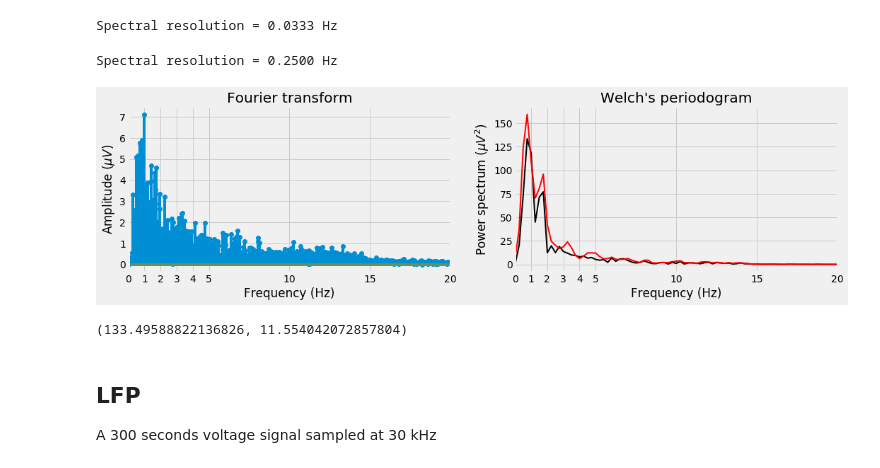
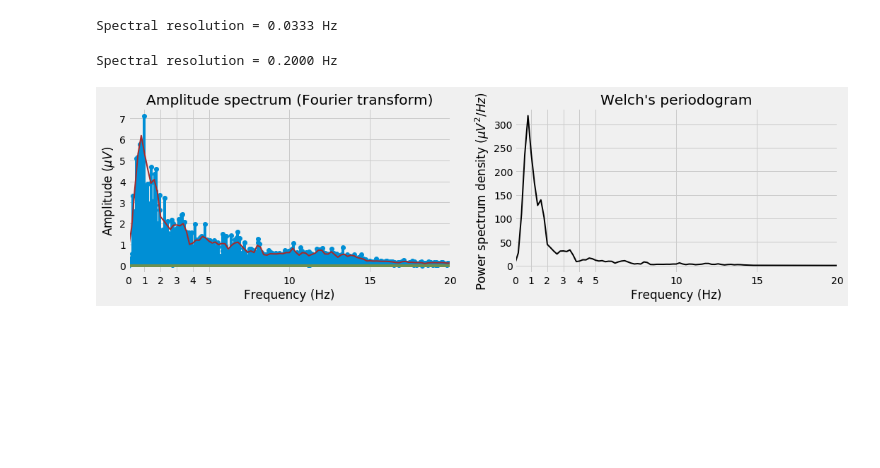
Before and after one commit to OrielBanne/myIPythonNotebooks, a Jupyter notebook: Signal_Processing/Welch's periodogram.ipynb, the cells around one changed output. Saved outputs shown, nothing was run; the diff lists cells and outputs as text; code cells hidden in the pictures; blank space fills up the shorter version.

```diff
--- a/Signal_Processing/Welch's periodogram.ipynb
+++ b/Signal_Processing/Welch's periodogram.ipynb
@@ -73,16 +101,13 @@ Spectral resolution = 0.2500 Hz
 
 fig, ax = plt.subplots(1, 2, figsize=(16, 4))
 
-ax[0].set_title("Fourier transform")
+ax[0].set_title("Amplitude spectrum (Fourier transform)")
 ax[0].stem(hz,amp[:len(hz)], use_line_collection = True)
 ax[0].set_ylabel('Amplitude ($\mu V$)')
 
-ax[1].set_title("Welch's periodogram")
-ax[1].plot(freq, 2*ps, color='k', lw=2) # multiply by 2 the amplitudes to have the negative frequencies
+ax[1].set_title("Power spectrum (Welch's periodogram)")
+ax[1].plot(freq, psd, color='k', lw=2)
 ax[1].set_ylabel('Power spectrum ($\mu V^2$)')
-
-#ax[1].set_ylim([-1, pwr.max() * 1.1])
-#ax[1].set_xlim([-1, freq.max()])
 
 for myax in ax:
     myax.set_xlabel('Frequency (Hz)')
@@ -122,44 +153,41 @@ print('Spectral resolution = %2.4f Hz'%hz[1])
 # %% [output]
 Spectral resolution = 0.0333 Hz
 # %%
-# Perform Welch's periodogram with standard parameters
-segment = int( sr/0.25 )
+# Perform Welch's periodogram with hann window and 50% overlap
+segment = int( 5*sr )
 myhann = signal.get_window('hann', segment)
-myparams = dict(fs = sr, nperseg = segment, window = np.ones(segment), noverlap = 0, scaling = 'spectrum', return_onesided=True)
+myparams = dict(fs = sr, nperseg = segment, window = myhann,
+                noverlap = segment/2, scaling = 'spectrum', return_onesided=True)
+
 freq, ps = signal.welch(x = eeg, **myparams)# units uV**2
-myparams2 = dict(fs = sr, nperseg = segment, window = myhann, noverlap = segment/5, scaling = 'spectrum', return_onesided=True)
-freq2, ps2 = signal.welch(x = eeg, **myparams2)# units uV**2
+ps = 2*ps
+myparams2 = dict(fs = sr, nperseg = segment, window = myhann,
+                 noverlap = segment/2, scaling = 'density', return_onesided=True)
+freq, psd = signal.welch(x = eeg, **myparams2)# units uV**2
+
 
 print('Spectral resolution = %2.4f Hz'%freq[1])
 # %% [output]
-Spectral resolution = 0.2500 Hz
+Spectral resolution = 0.2000 Hz
 # %%
 # Plot the power spectrum
 
 fig, ax = plt.subplots(1, 2, figsize=(16, 4))
 
-ax[0].set_title("Fourier transform")
+ax[0].set_title("Amplitude spectrum (Fourier transform)")
 ax[0].stem(hz,amp[:len(hz)], use_line_collection = True)
+ax[0].plot(freq, np.sqrt(ps/5), color='brown', lw = 2)
 ax[0].set_ylabel('Amplitude ($\mu V$)')
 
 ax[1].set_title("Welch's periodogram")
-ax[1].plot(freq, 2*ps, color='k', lw=2) # multiply by 2 the amplitudes to have the negative frequencies
-ax[1].plot(freq2, 2*ps2, color='r', lw=2) # multiply by 2 the amplitudes to have the negative frequencies
+ax[1].plot(freq, psd, color='k', lw=2) # multiply by 2 the amplitudes to have the negative frequencies
 
-ax[1].set_ylabel('Power spectrum ($\mu V^2$)')
+ax[1].set_ylabel('Power spectrum density ($\mu V^2/Hz$)')
 
 for myax in ax:
     myax.set_xlabel('Frequency (Hz)')
     myax.set_xlim(0,20)
     myticks = list(range(6)) + list(range(10, 25,5))
     myax.set_xticks(myticks)
 # %% [output]
-[figure, old version]
+[figure, new version]
-# %%
-# The Welch periodogram overstimate the amplitude of the signal!
-2*ps.max(), np.sqrt(2*ps.max())
-# %% [output]
-(133.49588822136826, 11.554042072857804)
-# %% [markdown]
-<H2>LFP</H2>
-<P> A 300 seconds voltage signal sampled at 30 kHz</P>
```
Also changed, not shown: parts of 19 cells of this notebook, 1 other file.
